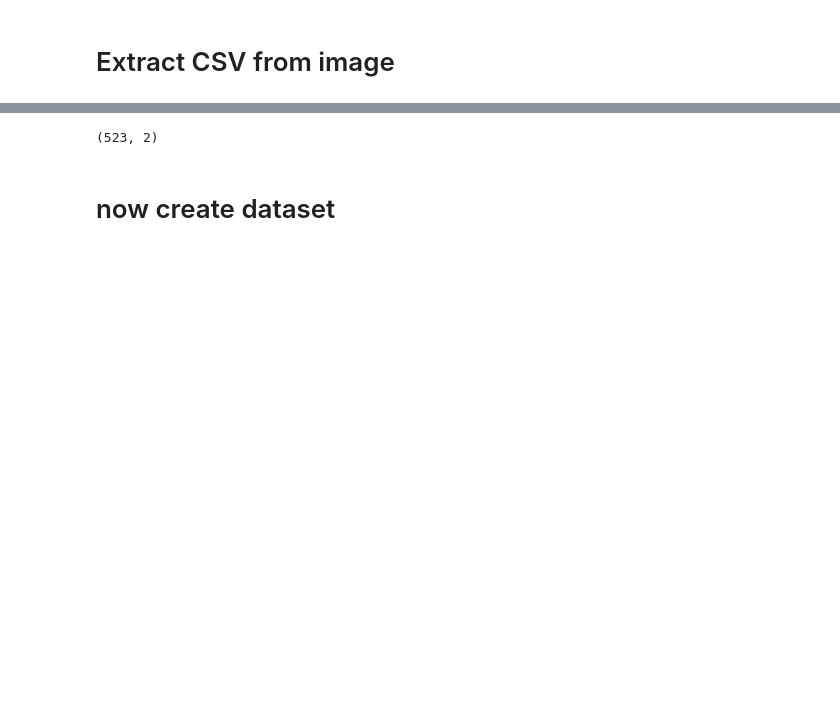
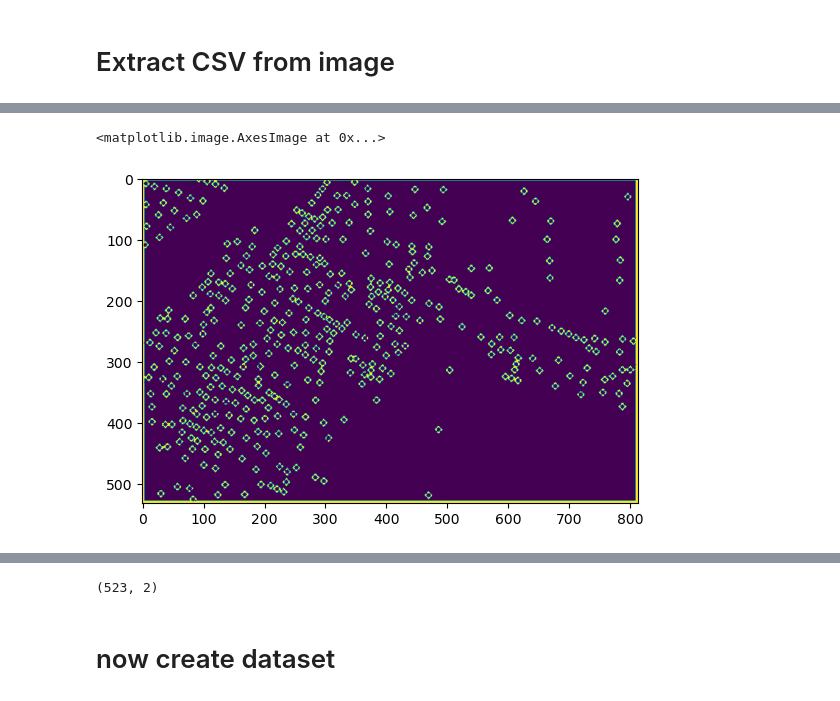
Before and after one commit to justinthe/roofcounting, a Jupyter notebook: notebook/csv_n_dataset_per_image.ipynb, the cells around one changed output, grey strips where cells are left out. Drawn from its saved outputs; the diff is of its cells as text; code cells hidden in the pictures; blank space fills up the shorter version.

```diff
--- a/notebook/csv_n_dataset_per_image.ipynb
+++ b/notebook/csv_n_dataset_per_image.ipynb
@@ -28,0 +60,15 @@ plt.imshow(mask)
+# %%
+im_cp = image.copy()
+kernel = np.ones((3, 3), np.uint8)
+# im_cp = cv2.erode(im_cp, kernel, iterations=2)
+im_cp = cv2.dilate(im_cp, kernel, iterations=1)
+
+# adaptive threshold as preprocessing -> looks for areas that are relatively brighter than the neighbouring pixels
+blur_hor = cv2.filter2D(im_cp[:, :, 0], cv2.CV_32F, kernel=np.ones((11,1,1), np.float32)/11.0, borderType=cv2.BORDER_CONSTANT)
+blur_vert = cv2.filter2D(im_cp[:, :, 0], cv2.CV_32F, kernel=np.ones((1,11,1), np.float32)/11.0, borderType=cv2.BORDER_CONSTANT)
+mask = ((im_cp[:,:,0]>blur_hor*1.2) | (im_cp[:,:,0]>blur_vert*1.2)).astype(np.uint8)*255
+
+plt.imshow(mask)
+# %% [output]
+<matplotlib.image.AxesImage at 0x...>
+[figure, added]
```
Also changed, not shown: parts of 11 cells of this notebook, 17 other files.
